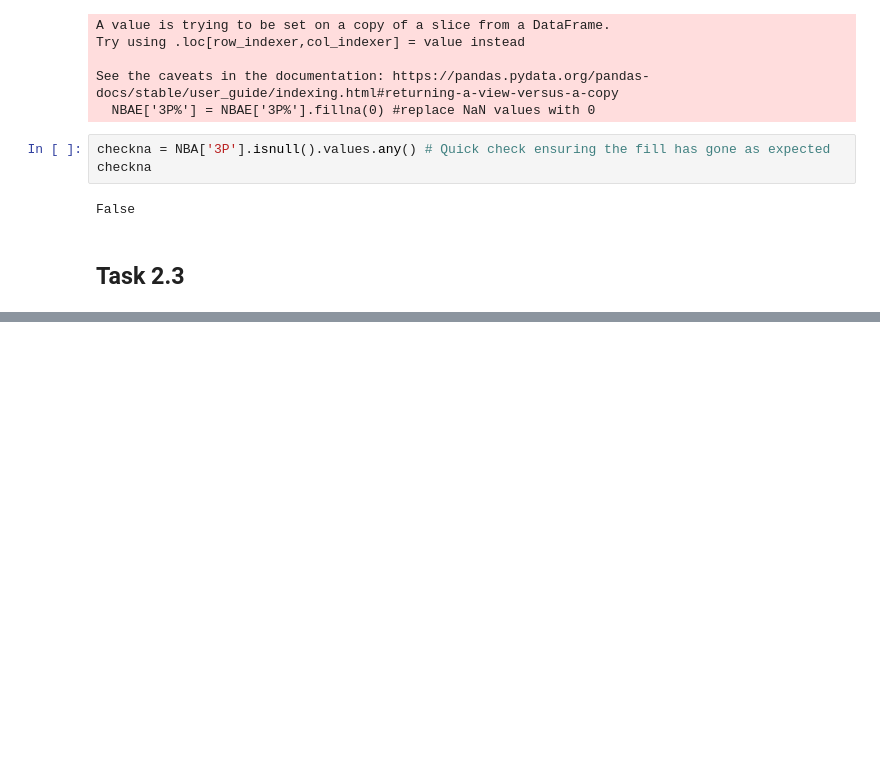
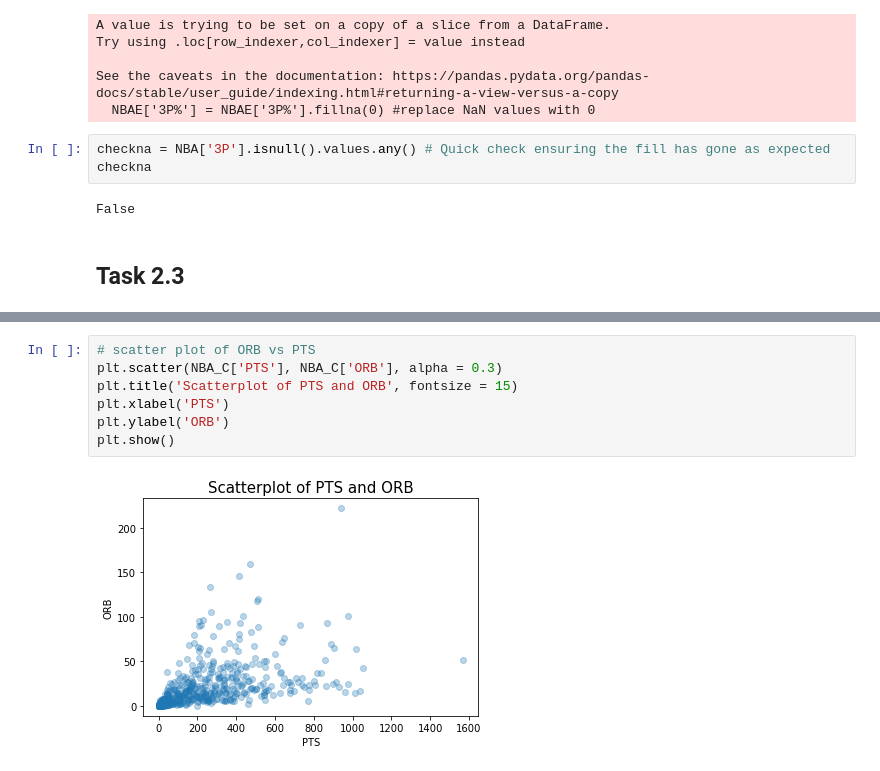
Before and after one commit to Ghost-Recon131/PDS-Assignment-1, a Jupyter notebook: assignment1.ipynb, the cells around one changed output, grey strips where cells are left out. Drawn from its saved outputs; the diff is of its cells as text; blank space fills up the shorter version.

```diff
--- a/assignment1.ipynb
+++ b/assignment1.ipynb
@@ -1243,0 +1253,9 @@ columns.plot.bar(figsize=(20,30))
+# %%
+# scatter plot of ORB vs PTS
+plt.scatter(NBA_C['PTS'], NBA_C['ORB'], alpha = 0.3)
+plt.title('Scatterplot of PTS and ORB', fontsize = 15)
+plt.xlabel('PTS')
+plt.ylabel('ORB')
+plt.show()
+# %% [output]
+[figure, added]
```
Also changed, not shown: parts of 8 cells of this notebook, 1 other file.
